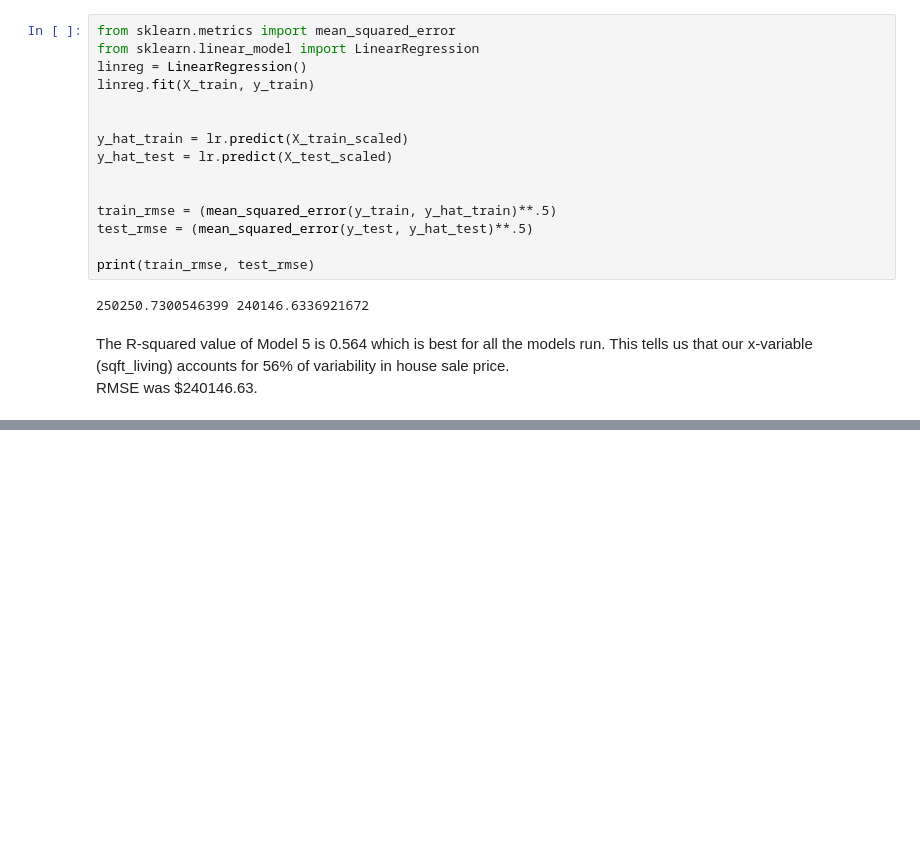
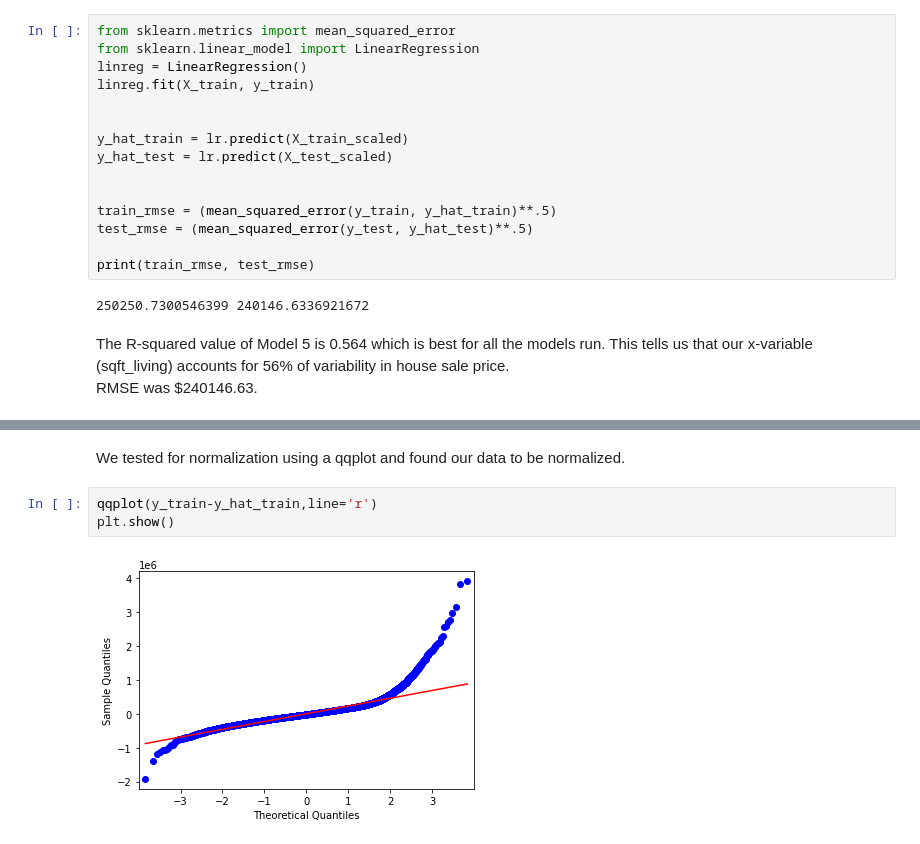
Before and after one commit to sgchatrathi/Real-Estate-Project-analysis, a Jupyter notebook: Main Notebook.ipynb, the cells around one changed output, grey strips where cells are left out. Saved outputs shown, nothing was run; the diff lists cells and outputs as text; blank space fills up the shorter version.

```diff
--- a/Main Notebook.ipynb
+++ b/Main Notebook.ipynb
@@ -637,0 +607,7 @@ ModuleNotFoundError: No module named 'seaborn_qqplot'
+# %% [markdown]
+We tested for normalization using a qqplot and found our data to be normalized.
+# %%
+qqplot(y_train-y_hat_train,line='r')
+plt.show()
+# %% [output]
+[figure, added]
```
Also changed, not shown: parts of 14 cells of this notebook.
